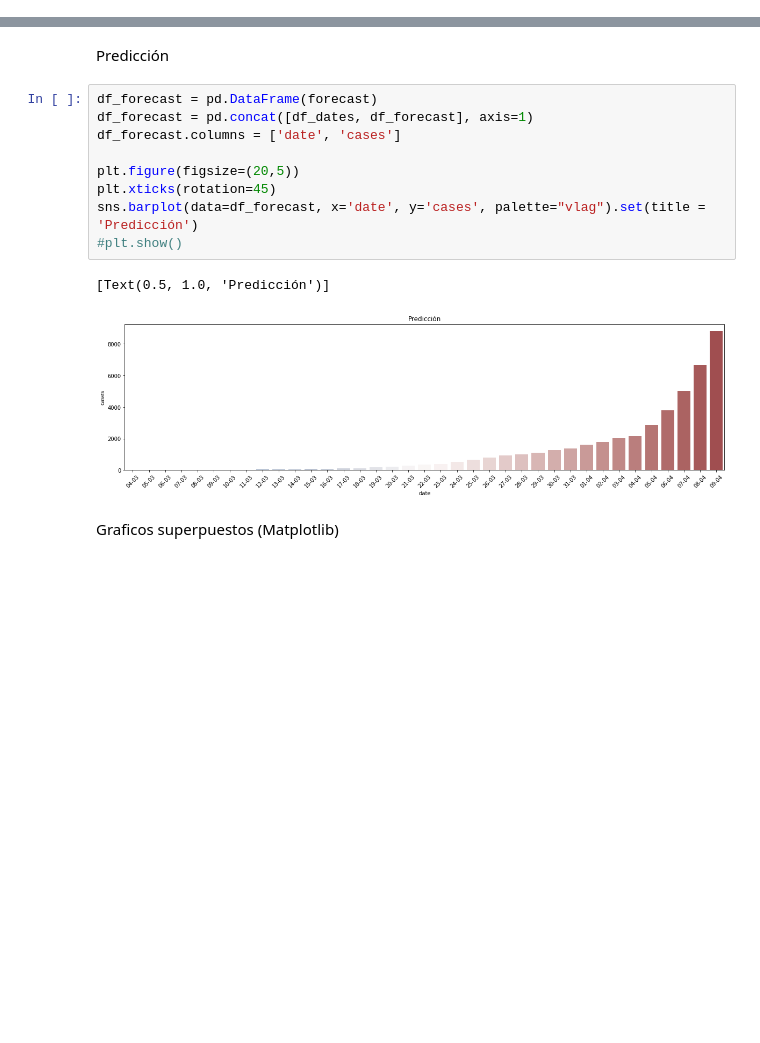
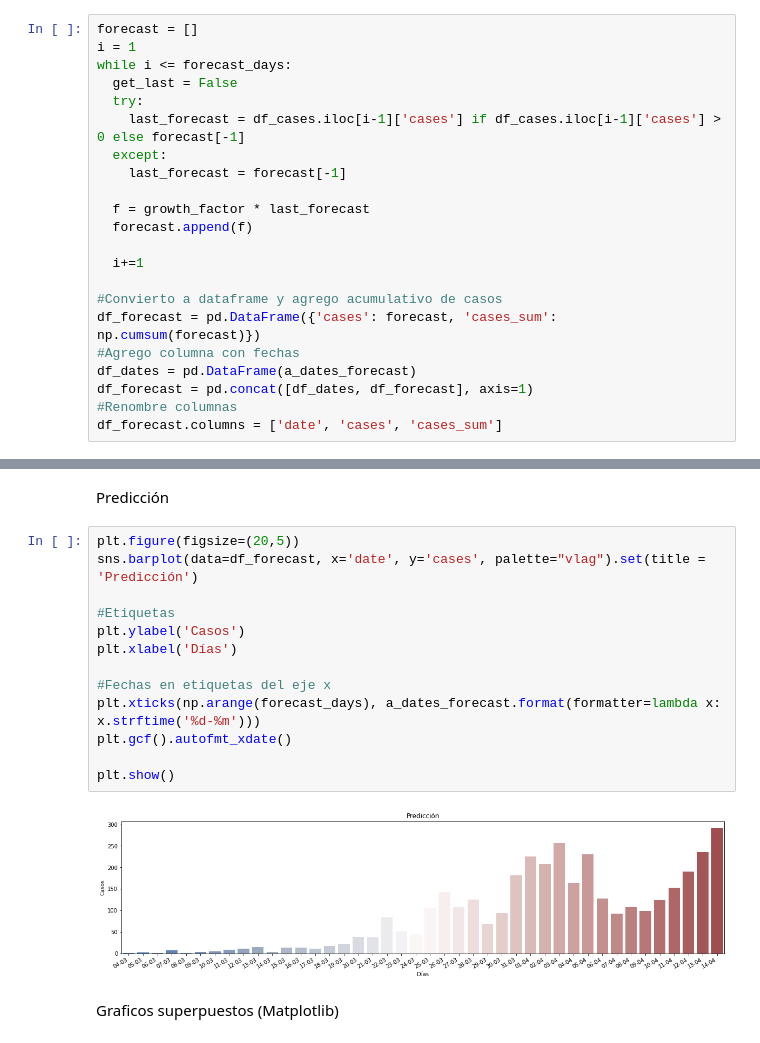
Before and after one commit to cemansilla/covid-19-notebook, a Jupyter notebook: COVID-19.ipynb, the cells around one changed output, grey strips where cells are left out. Drawn from its saved outputs; the diff is of its cells as text; blank space fills up the shorter version.

```diff
--- a/COVID-19.ipynb
+++ b/COVID-19.ipynb
@@ -52,2 +49,24 @@ Vinculación de datos con días (cuando trabaje con el dataset esto saldrá de a
+# %%
+forecast = []
+i = 1
+while i <= forecast_days:
+  get_last = False
+  try:
+    last_forecast = df_cases.iloc[i-1]['cases'] if df_cases.iloc[i-1]['cases'] > 0 else forecast[-1]
+  except:
+    last_forecast = forecast[-1]
+
+  f = growth_factor * last_forecast
+  forecast.append(f)
+
+  i+=1
+
+#Convierto a dataframe y agrego acumulativo de casos
+df_forecast = pd.DataFrame({'cases': forecast, 'cases_sum': np.cumsum(forecast)})
+#Agrego columna con fechas
+df_dates = pd.DataFrame(a_dates_forecast)
+df_forecast = pd.concat([df_dates, df_forecast], axis=1)
+#Renombre columnas
+df_forecast.columns = ['date', 'cases', 'cases_sum']
 # %% [markdown]
 Grafico
@@ -88,17 +108,20 @@ sns.barplot(data=df_deaths, x='date', y='cases', palette="vlag").set(title = 'Mu
 # %% [markdown]
 Predicción
-# %%
-df_forecast = pd.DataFrame(forecast)
-df_forecast = pd.concat([df_dates, df_forecast], axis=1)
-df_forecast.columns = ['date', 'cases']
-
-plt.figure(figsize=(20,5))
-plt.xticks(rotation=45)
-sns.barplot(data=df_forecast, x='date', y='cases', palette="vlag").set(title = 'Predicción')
-#plt.show()
-# %% [output]
-[Text(0.5, 1.0, 'Predicción')]
-[figure, removed]
+# %%
+plt.figure(figsize=(20,5))
+sns.barplot(data=df_forecast, x='date', y='cases', palette="vlag").set(title = 'Predicción')
+
+#Etiquetas
+plt.ylabel('Casos')
+plt.xlabel('Días')
+
+#Fechas en etiquetas del eje x
+plt.xticks(np.arange(forecast_days), a_dates_forecast.format(formatter=lambda x: x.strftime('%d-%m')))
+plt.gcf().autofmt_xdate()
+
+plt.show()
+# %% [output]
+[figure, added]
 # %% [markdown]
 Graficos superpuestos (Matplotlib)
 # %%
```
Also changed, not shown: parts of 13 cells of this notebook.
